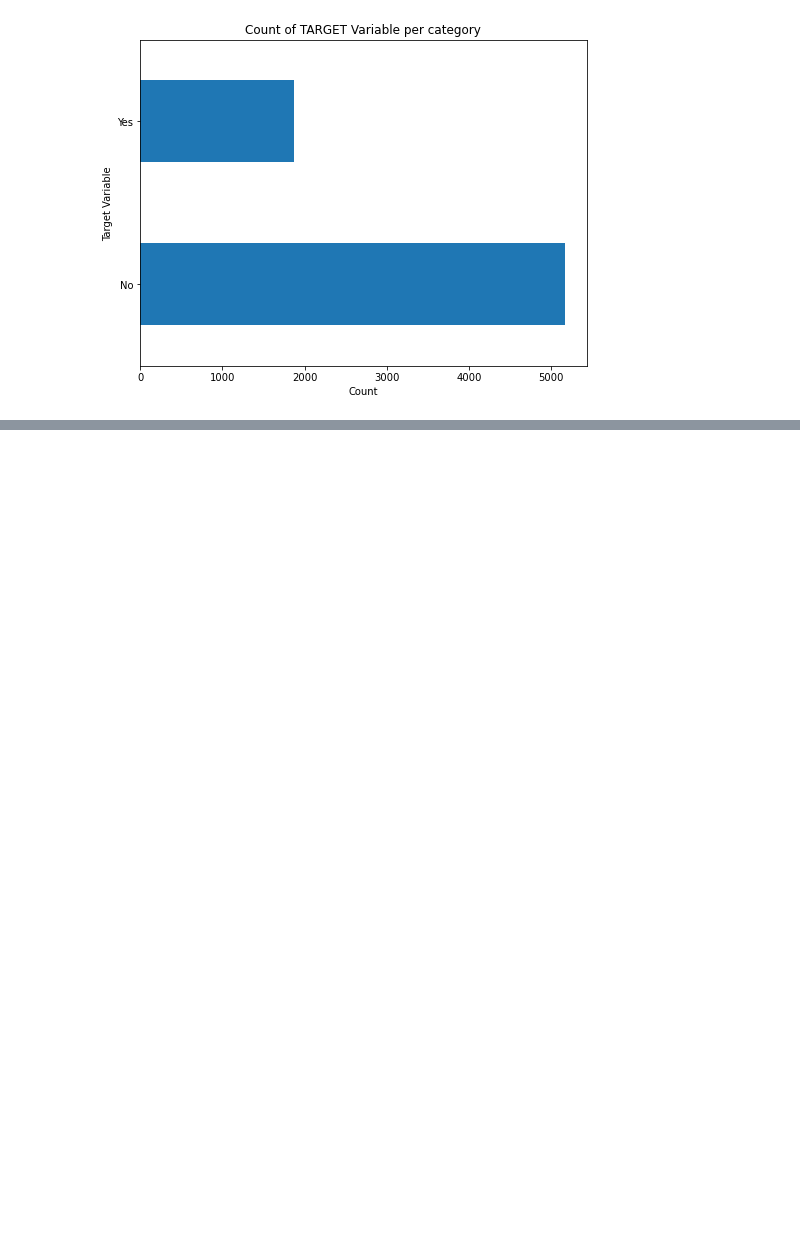
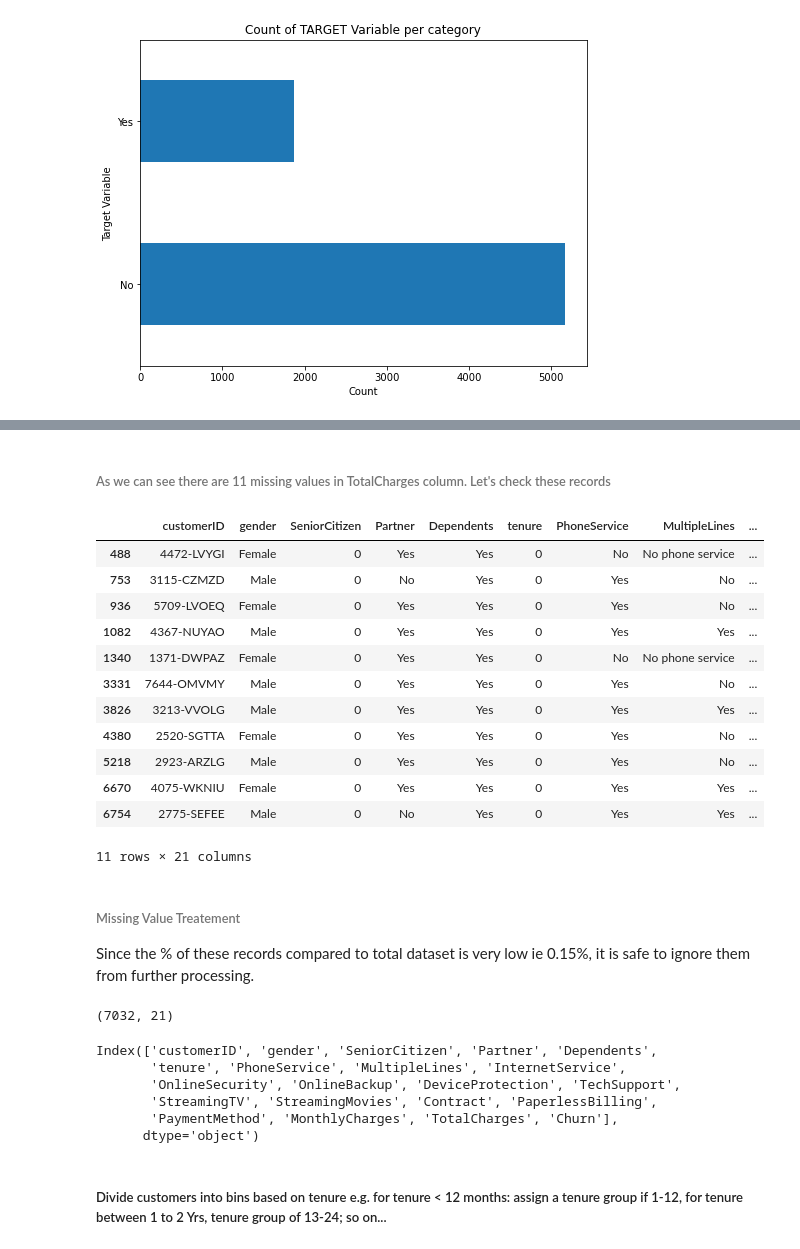
Before and after one commit to rvjh/Churn-Prediction-, a Jupyter notebook: notebook/Churn_Analysis_EDA.ipynb, the cells around one changed output, grey strips where cells are left out. Cells and saved outputs as stored; diff of their text form; code cells hidden in the pictures; blank space fills up the shorter version.

```diff
--- a/notebook/Churn_Analysis_EDA.ipynb
+++ b/notebook/Churn_Analysis_EDA.ipynb
@@ -104,0 +166,3 @@ Text(0.5, 1.0, 'Count of TARGET Variable per category')
+# %%
+telco_data = telco_base_data.copy()
+telco_data.head(2)
@@ -104,0 +197,22 @@ Text(0.5, 1.0, 'Count of TARGET Variable per category')
+# %% [markdown]
+###### As we can see there are 11 missing values in TotalCharges column. Let's check these records
+# %%
+telco_data.loc[telco_data ['TotalCharges'].isnull() == True]
+# %% [output]
+|  | customerID | gender | SeniorCitizen | Partner | Dependents | tenure | PhoneService | MultipleLines | ... |
+| 488 | 4472-LVYGI | Female | 0 | Yes | Yes | 0 | No | No phone service | ... |
+| 753 | 3115-CZMZD | Male | 0 | No | Yes | 0 | Yes | No | ... |
+| 936 | 5709-LVOEQ | Female | 0 | Yes | Yes | 0 | Yes | No | ... |
+| 1082 | 4367-NUYAO | Male | 0 | Yes | Yes | 0 | Yes | Yes | ... |
+| 1340 | 1371-DWPAZ | Female | 0 | Yes | Yes | 0 | No | No phone service | ... |
+| 3331 | 7644-OMVMY | Male | 0 | Yes | Yes | 0 | Yes | No | ... |
+| 3826 | 3213-VVOLG | Male | 0 | Yes | Yes | 0 | Yes | Yes | ... |
+| 4380 | 2520-SGTTA | Female | 0 | Yes | Yes | 0 | Yes | No | ... |
+| 5218 | 2923-ARZLG | Male | 0 | Yes | Yes | 0 | Yes | No | ... |
+| 6670 | 4075-WKNIU | Female | 0 | Yes | Yes | 0 | Yes | Yes | ... |
+| 6754 | 2775-SEFEE | Male | 0 | No | Yes | 0 | Yes | Yes | ... |
+11 rows × 21 columns
+# %% [markdown]
+###### Missing Value Treatement
+
+Since the % of these records compared to total dataset is very low ie 0.15%, it is safe to ignore them from further processing.
@@ -104,0 +222,15 @@ Text(0.5, 1.0, 'Count of TARGET Variable per category')
+# %%
+telco_data.shape
+# %% [output]
+(7032, 21)
+# %%
+telco_data.columns
+# %% [output]
+Index(['customerID', 'gender', 'SeniorCitizen', 'Partner', 'Dependents',
+       'tenure', 'PhoneService', 'MultipleLines', 'InternetService',
+       'OnlineSecurity', 'OnlineBackup', 'DeviceProtection', 'TechSupport',
+       'StreamingTV', 'StreamingMovies', 'Contract', 'PaperlessBilling',
+       'PaymentMethod', 'MonthlyCharges', 'TotalCharges', 'Churn'],
+      dtype='object')
+# %% [markdown]
+##### Divide customers into bins based on tenure e.g. for tenure < 12 months: assign a tenure group if 1-12, for tenure between 1 to 2 Yrs, tenure group of 13-24; so on...
```
Also changed, not shown: parts of 26 cells of this notebook.
